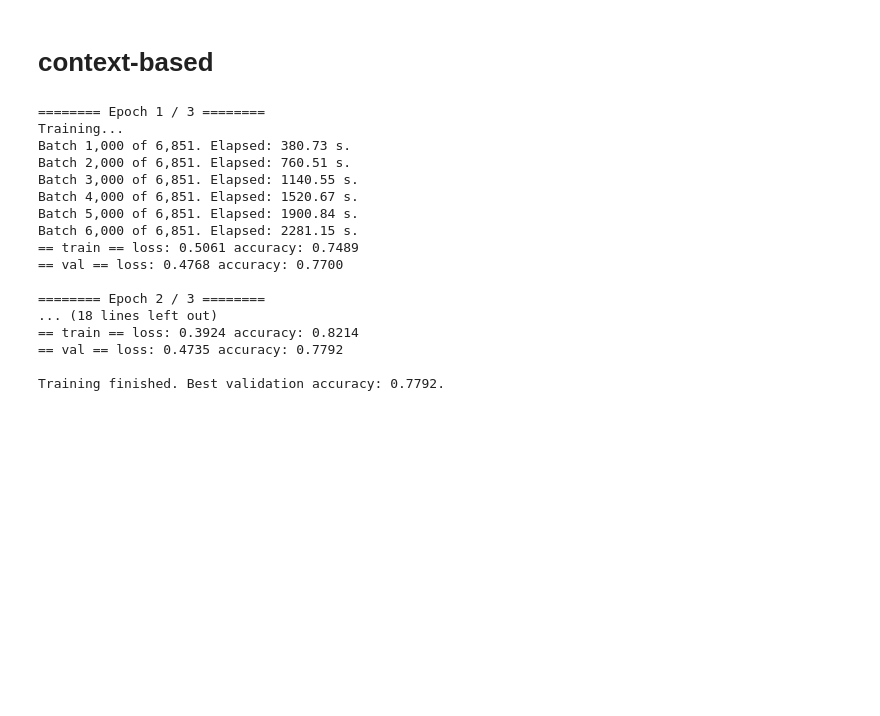
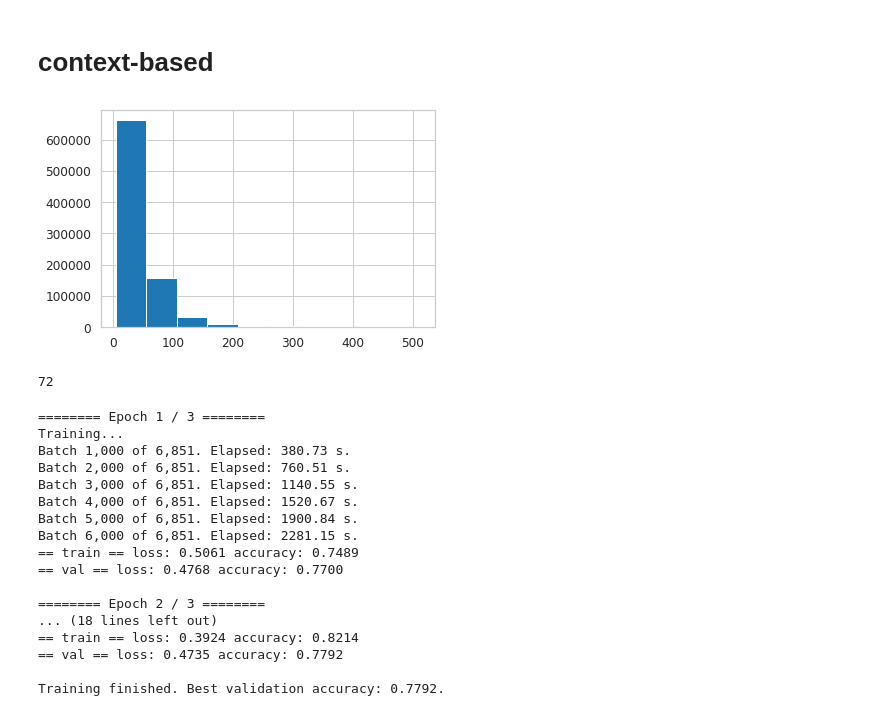
Before and after one commit to kamilabielska/surely_not_sarcasm_repo, a Jupyter notebook: transfer_learning.ipynb, the cells around one changed output. Drawn from its saved outputs; the diff is of its cells as text; code cells hidden in the pictures; blank space fills up the shorter version.

```diff
--- a/transfer_learning.ipynb
+++ b/transfer_learning.ipynb
@@ -243,6 +243,16 @@ for i, which in enumerate(['accuracy', 'loss']):
 [figure]
 # %% [markdown]
 # context-based
+# %%
+comment_parent = zip(X_train['comment'].tolist(), X_train['parent_comment'].tolist())
+lengths = [len(tokenizer.encode(x, y, max_length=512, truncation=True)) for x, y in comment_parent]
+plt.hist(lengths);
+# %% [output]
+[figure, added]
+# %%
+int(np.quantile(lengths, 0.85))
+# %% [output]
+72
 # %%
 max_len = 72
 # %%
```
